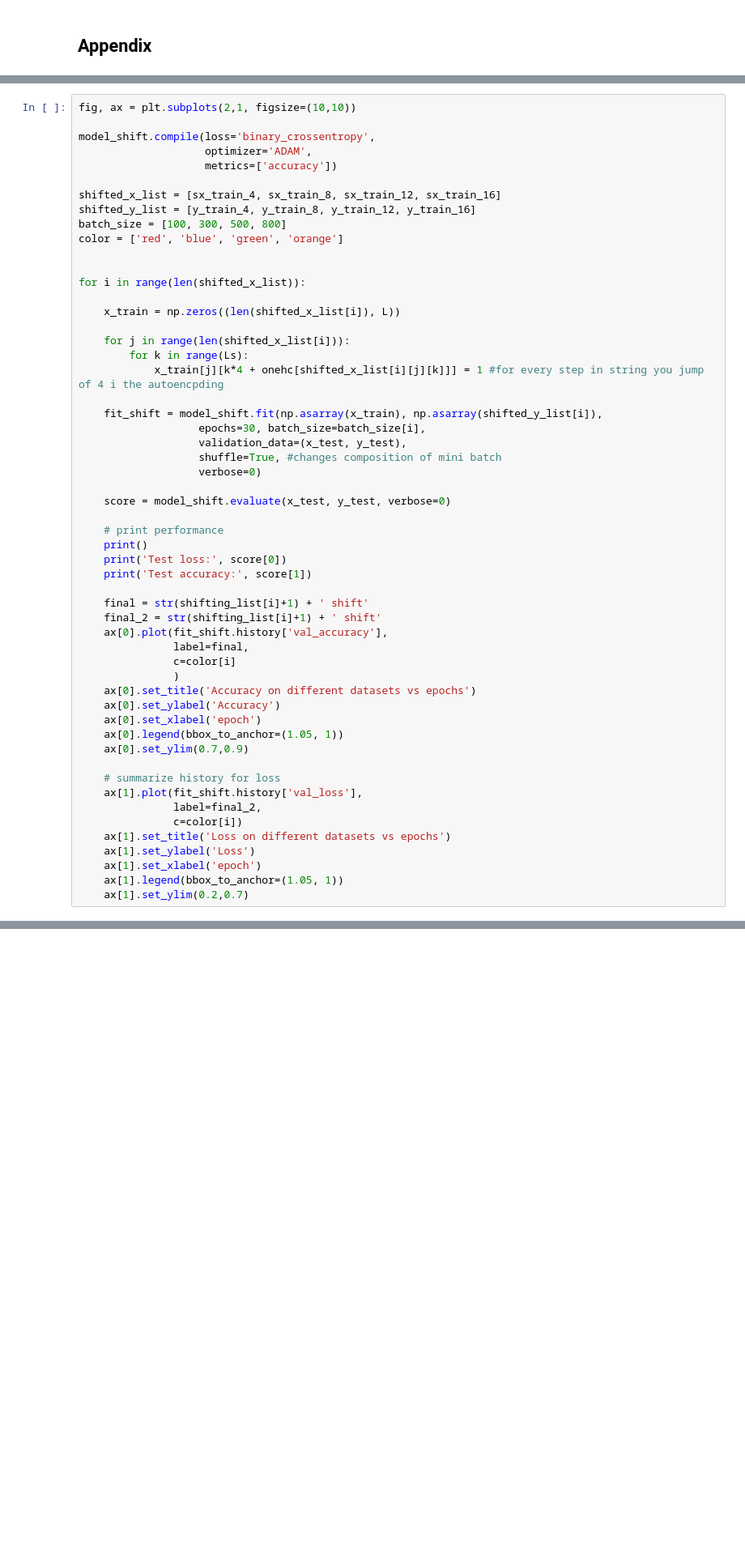
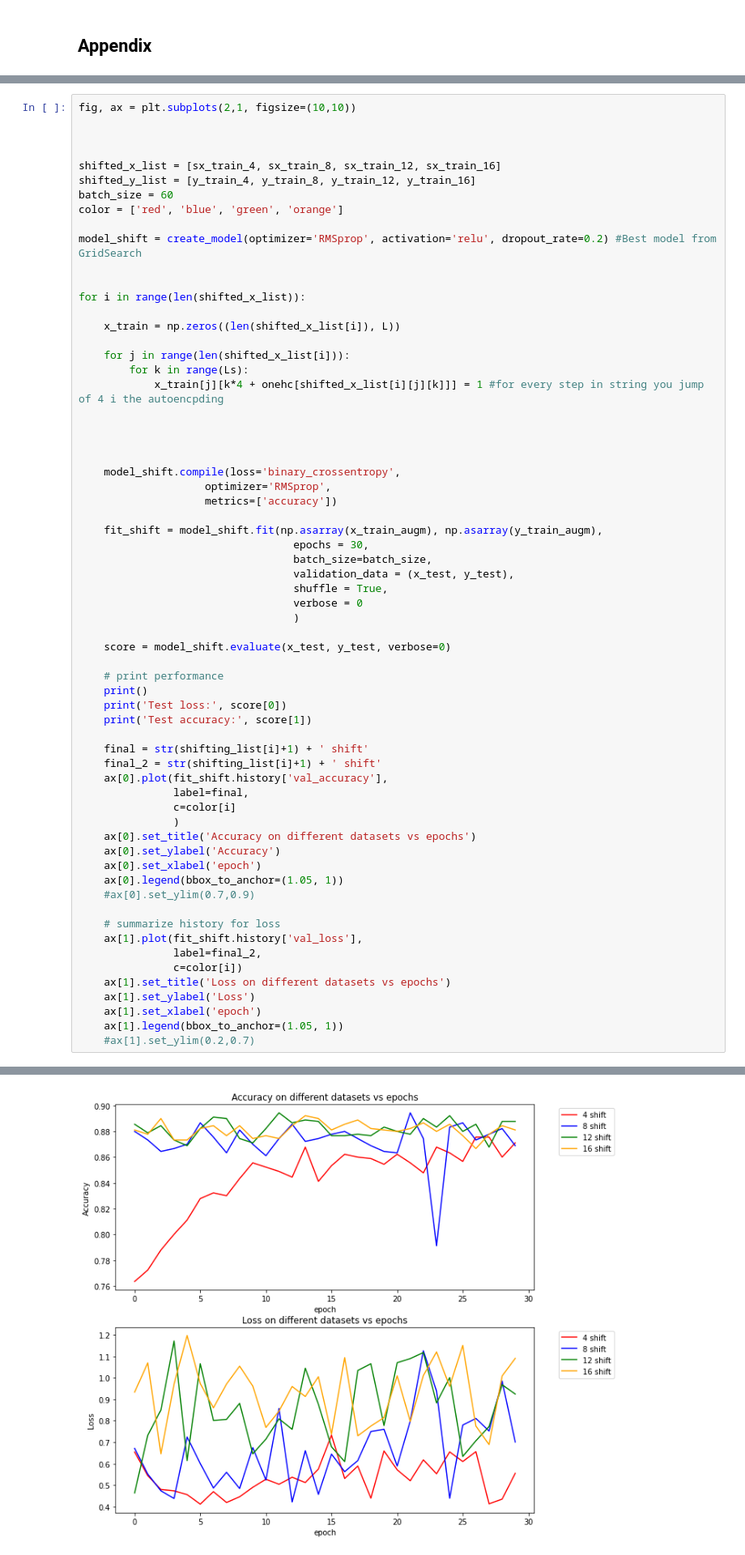
Before and after one commit to giuliacampesan/UniversityAssignments, a Jupyter notebook: 02_week/LoCPdown_exercise2.ipynb, the cells around one changed output, grey strips where cells are left out. Shown at 81% size. Drawn from its saved outputs; the diff is of its cells as text; blank space fills up the shorter version.

```diff
--- a/02_week/LoCPdown_exercise2.ipynb
+++ b/02_week/LoCPdown_exercise2.ipynb
@@ -496,14 +640,14 @@ print(model_shift.summary())
 # %%
 fig, ax = plt.subplots(2,1, figsize=(10,10))
 
-model_shift.compile(loss='binary_crossentropy',
-                    optimizer='ADAM',
-                    metrics=['accuracy'])
+
 
 shifted_x_list = [sx_train_4, sx_train_8, sx_train_12, sx_train_16]
 shifted_y_list = [y_train_4, y_train_8, y_train_12, y_train_16]
-batch_size = [100, 300, 500, 800]
+batch_size = 60
 color = ['red', 'blue', 'green', 'orange']
+
+model_shift = create_model(optimizer='RMSprop', activation='relu', dropout_rate=0.2) #Best model from GridSearch
 
 
 for i in range(len(shifted_x_list)):
@@ -514,11 +658,20 @@ for i in range(len(shifted_x_list)):
         for k in range(Ls):
             x_train[j][k*4 + onehc[shifted_x_list[i][j][k]]] = 1 #for every step in string you jump of 4 i the autoencpding
 
-    fit_shift = model_shift.fit(np.asarray(x_train), np.asarray(shifted_y_list[i]),
-                   epochs=30, batch_size=batch_size[i],
-                   validation_data=(x_test, y_test),
-                   shuffle=True, #changes composition of mini batch
-                   verbose=0)
+
+
+
+    model_shift.compile(loss='binary_crossentropy',
+                    optimizer='RMSprop',
+                    metrics=['accuracy'])
+
+    fit_shift = model_shift.fit(np.asarray(x_train_augm), np.asarray(y_train_augm),
+                                  epochs = 30,
+                                  batch_size=batch_size,
+                                  validation_data = (x_test, y_test),
+                                  shuffle = True,
+                                  verbose = 0
+                                  )
 
     score = model_shift.evaluate(x_test, y_test, verbose=0)
 
@@ -537,7 +690,7 @@ for i in range(len(shifted_x_list)):
     ax[0].set_ylabel('Accuracy')
     ax[0].set_xlabel('epoch')
     ax[0].legend(bbox_to_anchor=(1.05, 1))
-    ax[0].set_ylim(0.7,0.9)
+    #ax[0].set_ylim(0.7,0.9)
 
     # summarize history for loss
     ax[1].plot(fit_shift.history['val_loss'],
@@ -547,4 +700,5 @@ for i in range(len(shifted_x_list)):
     ax[1].set_ylabel('Loss')
     ax[1].set_xlabel('epoch')
     ax[1].legend(bbox_to_anchor=(1.05, 1))
-    ax[1].set_ylim(0.2,0.7)
+    #ax[1].set_ylim(0.2,0.7)
+# %% [output]
@@ -550,0 +716 @@ for i in range(len(shifted_x_list)):
+[figure, added]
```
Also changed, not shown: parts of 29 cells of this notebook.
